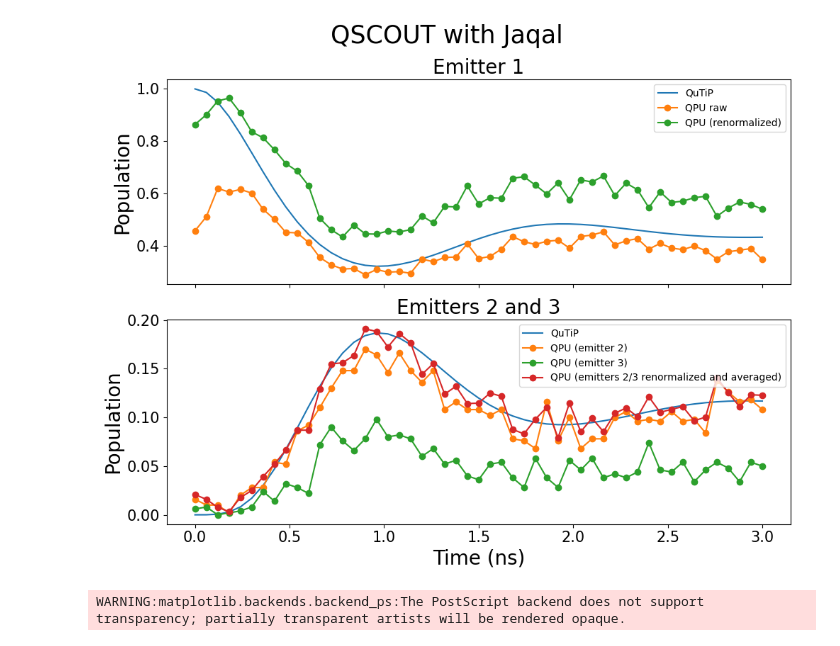
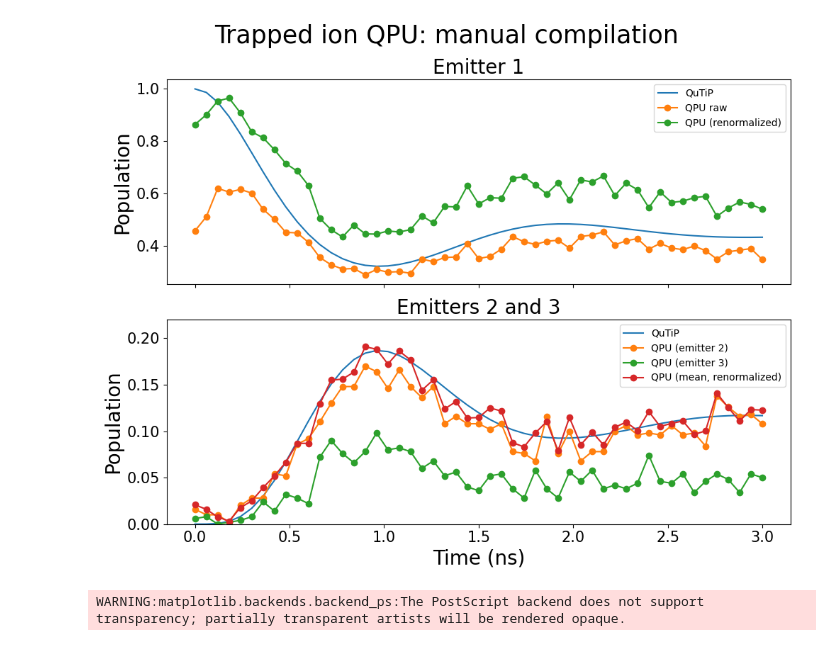
Before and after one commit to radulaski/CQED_quantum_simulation, a Jupyter notebook: notebooks/QSCOUT_jaqal_raw.ipynb, the cells around one changed output. Drawn from its saved outputs; the diff is of its cells as text; code cells hidden in the pictures.

Commit message:
Update titles of qscout plots

```diff
--- a/notebooks/QSCOUT_jaqal_raw.ipynb
+++ b/notebooks/QSCOUT_jaqal_raw.ipynb
@@ -40,33 +40,33 @@ qutip_results = solve_master_equation(N, g, kappa, initial_state, times)
 # %%
 fig, axes = plt.subplots(2, 1, figsize=(10, 8))
 qscout_raw = qscout_results
 
 axes[0].set_title("Emitter 1", fontsize=20)
 axes[0].plot(qutip_results.index, qutip_results["Emitter 1"], label="QuTiP")
 axes[0].plot(times, qscout_raw["0010"], marker='o', label="QPU raw")
 axes[0].plot(times, qscout_normalized_avged["0010"], marker='o', label="QPU (renormalized)")
 axes[0].set_ylabel("Population", fontsize=20)
 axes[0].legend()
 axes[0].tick_params(axis='y', labelsize=15)
 axes[0].set_xticklabels([])
 
 axes[1].set_title("Emitters 2 and 3", fontsize=20)
 axes[1].plot(qutip_results.index, qutip_results["Emitter 2"], label="QuTiP")
 axes[1].plot(times, qscout_raw["0100"], marker='o', label="QPU (emitter 2)")
 axes[1].plot(times, qscout_raw["1000"], marker='o', label="QPU (emitter 3)")
-axes[1].plot(times, qscout_normalized_avged["avg_0100_1000"], marker='o', label="QPU (emitters 2/3 renormalized and averaged)")
+axes[1].plot(times, qscout_normalized_avged["avg_0100_1000"], marker='o', label="QPU (mean, renormalized)")
 
 axes[1].set_ylabel("Population", fontsize=20)
 axes[1].legend()
 axes[1].tick_params(axis='y', labelsize=15)
 axes[1].tick_params(axis='x', labelsize=15)
-
+axes[1].set_ylim(0, 0.22)
 axes[1].set_xlabel("Time (ns)", fontsize=20)
 
-fig.suptitle("QSCOUT with Jaqal", fontsize=25)
+fig.suptitle("Trapped ion QPU: manual compilation", fontsize=25)
 plt.tight_layout()
 # %% [output]
-[figure, old version]
+[figure, new version]
 # %%
 fig.savefig("../figures/QSCOUT_jaqal_raw.eps")
 # %% [output]
```
Also changed, not shown: 3 other files.
